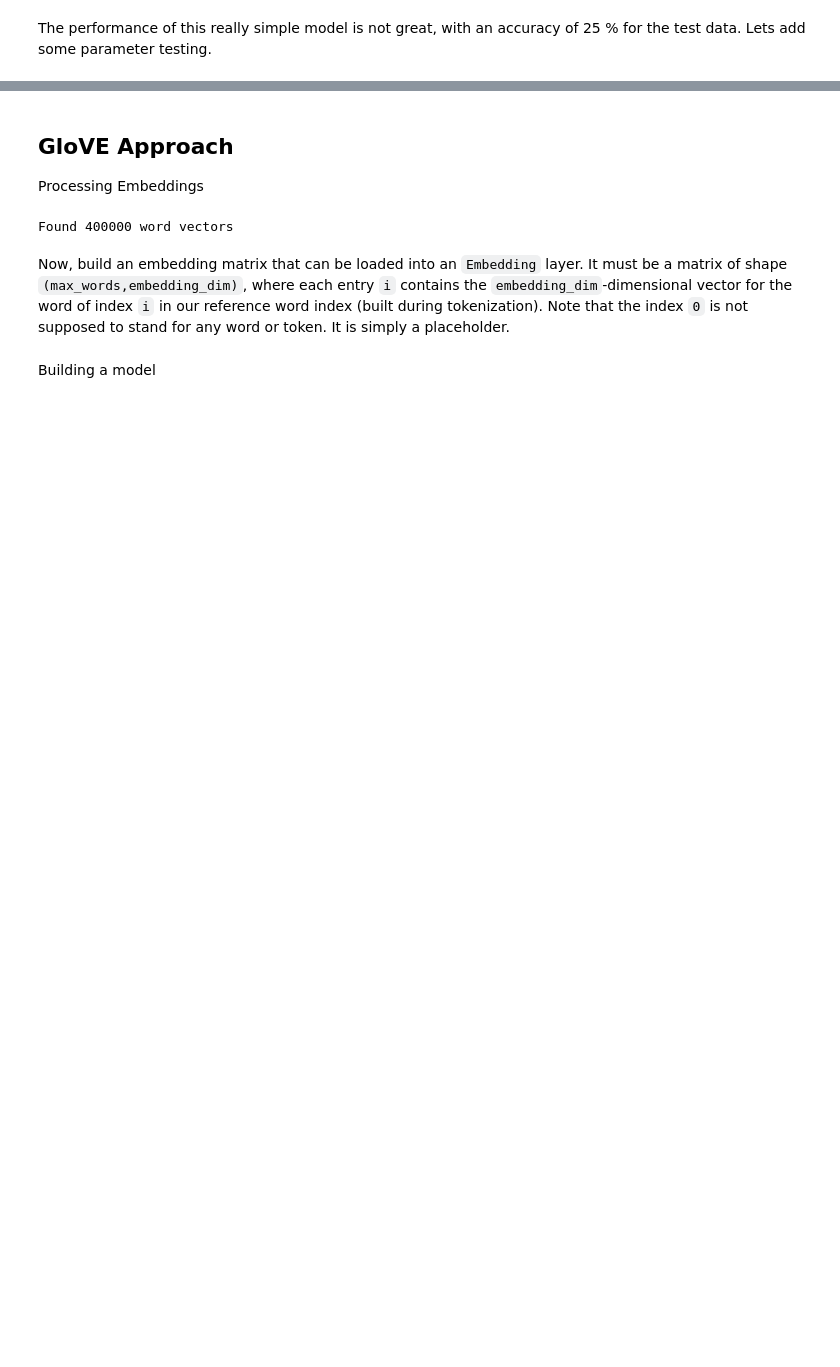
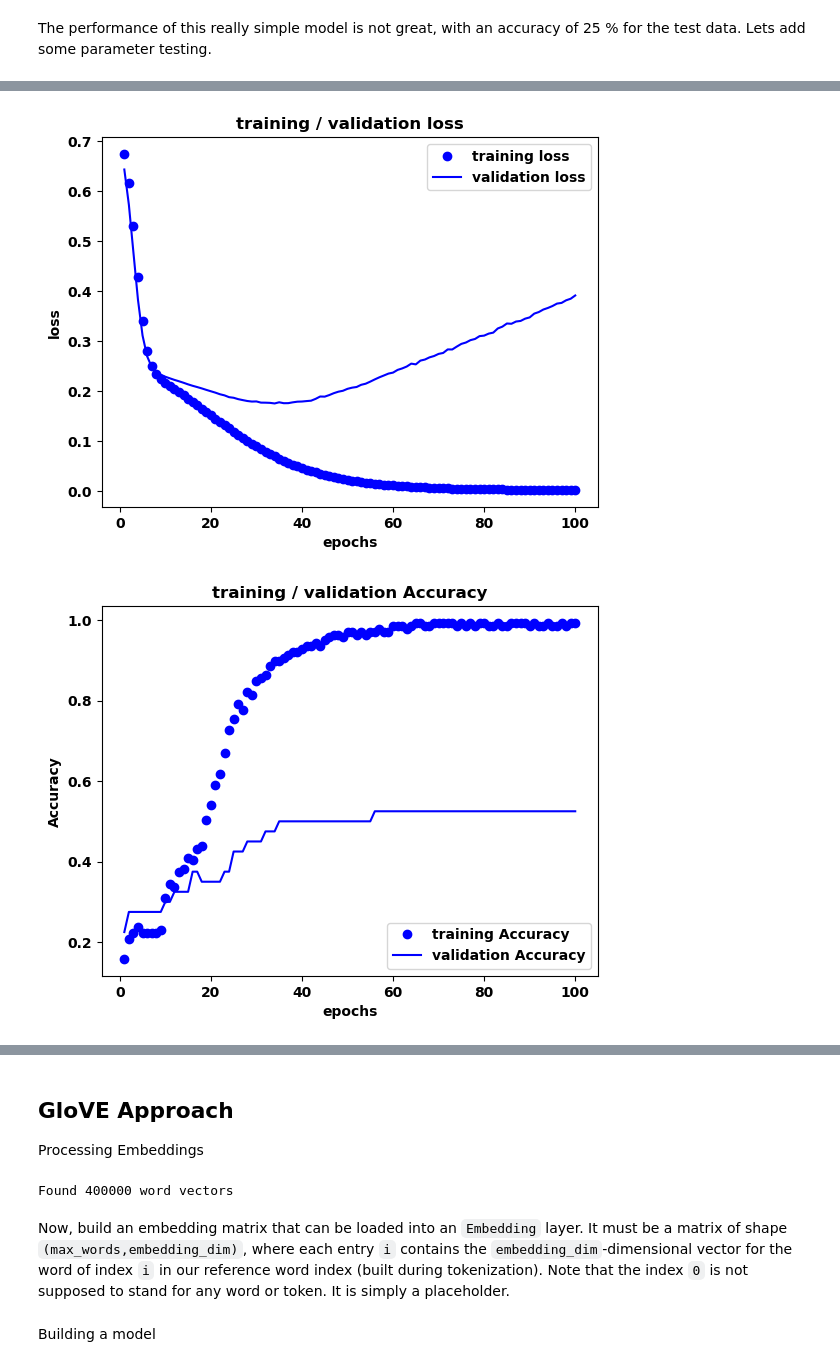
Before and after one commit to MeMo-KBC/bio-medRxiv, a Jupyter notebook: machine_learning_contributions.ipynb, the cells around one changed output, grey strips where cells are left out. Cells and saved outputs as stored; diff of their text form; code cells hidden in the pictures; blank space fills up the shorter version.

```diff
--- a/machine_learning_contributions.ipynb
+++ b/machine_learning_contributions.ipynb
@@ -297,0 +317,18 @@ Also the other tested configurations are not performing well.
+# %%
+from tensorflow.keras import models
+from tensorflow.keras import layers
+from tensorflow.keras import metrics
+
+model = models.Sequential()
+
+model.add(layers.Dense(64, activation='relu', input_shape=(1000,)))
+model.add(layers.Dense(64, activation='relu', input_shape=(1000,)))
+model.add(layers.Dense(15, activation='softmax'))
+
+model.compile(optimizer='rmsprop', loss='binary_crossentropy', metrics=["accuracy"])
+
+history = model.fit(train_data,
+                    train_labels,
+                    epochs=100,
+                    batch_size=16,
+                    validation_data=(val_data, val_labels))
@@ -297,0 +353,33 @@ Also the other tested configurations are not performing well.
+# %%
+import matplotlib.pyplot as plt
+
+loss = history.history['loss']
+val_loss = history.history['val_loss']
+
+epochs = range(1, len(loss) + 1)
+
+plt.plot(epochs, loss, 'bo', label='training loss')
+plt.plot(epochs, val_loss, 'b', label='validation loss')
+plt.title('training / validation loss')
+plt.xlabel('epochs')
+plt.ylabel('loss')
+plt.legend()
+
+plt.show()
+
+plt.clf()
+
+acc = history.history['accuracy']
+val_acc = history.history['val_accuracy']
+
+plt.plot(epochs, acc, 'bo', label='training Accuracy')
+plt.plot(epochs, val_acc, 'b', label='validation Accuracy')
+plt.title('training / validation Accuracy')
+plt.xlabel('epochs')
+plt.ylabel('Accuracy')
+plt.legend()
+
+plt.show()
+# %% [output]
+[figure, added]
+[figure, added]
```
Also changed, not shown: parts of 35 cells of this notebook, 1 other file.
